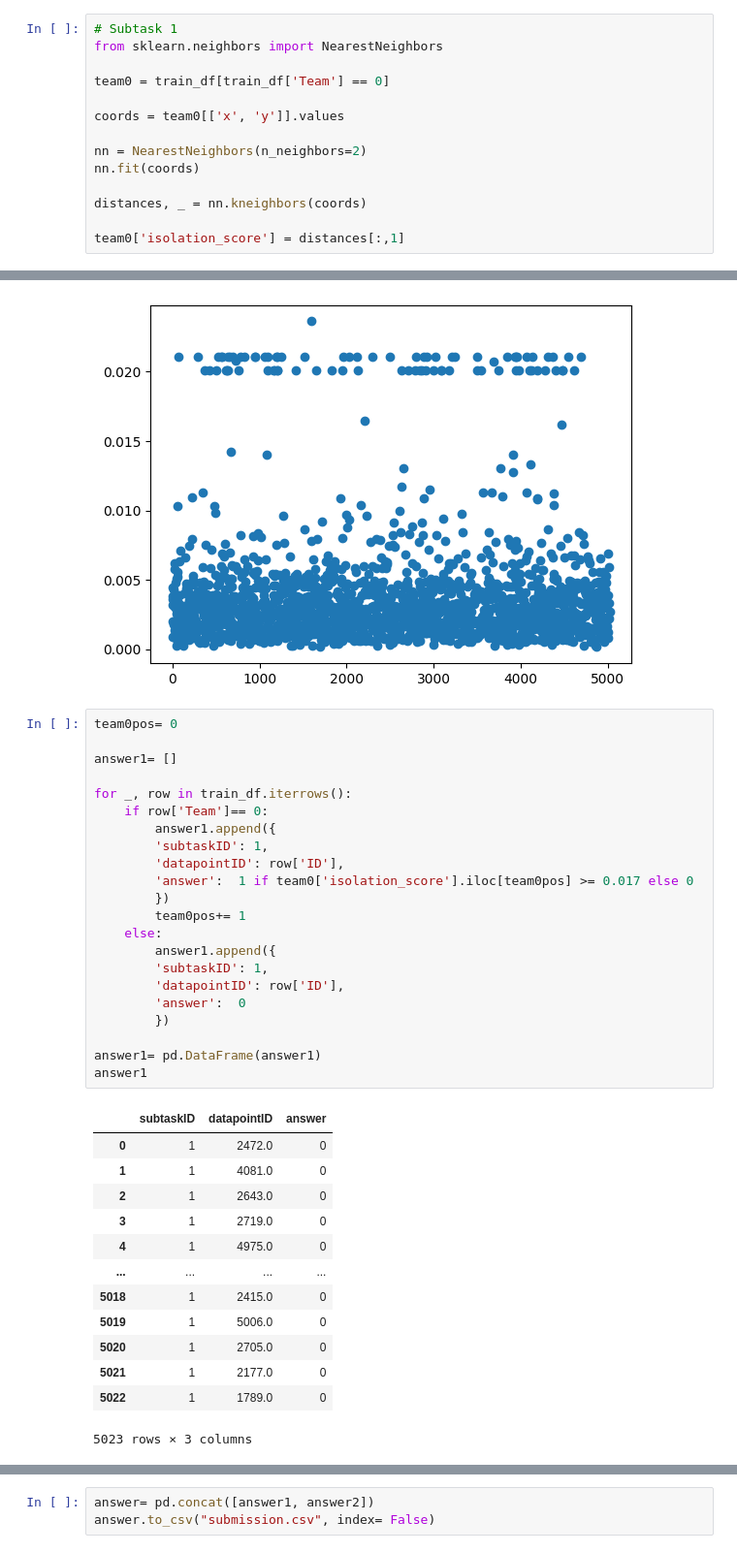
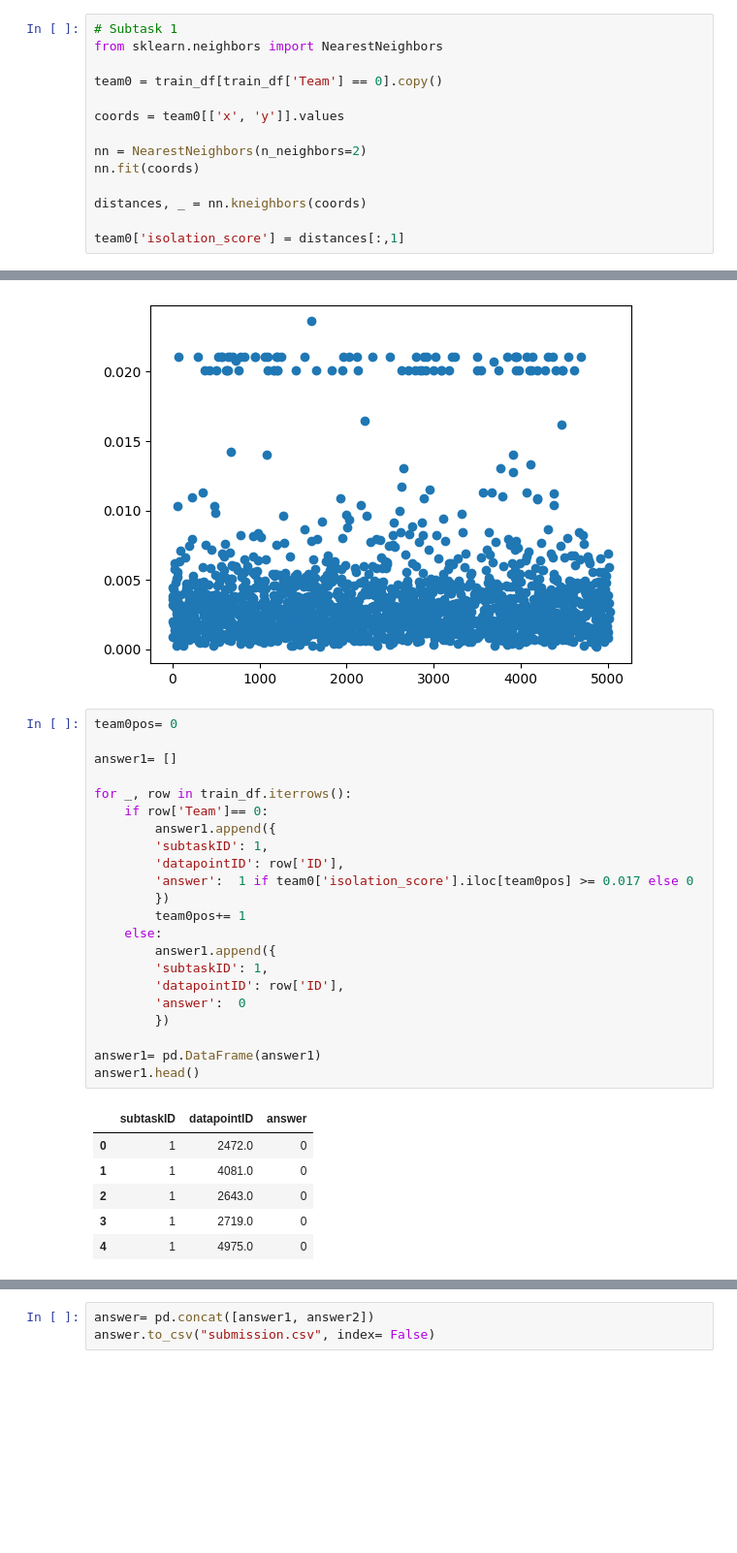
Before and after one commit to IanosAlex-Marian/AI_Problems, a Jupyter notebook: MISC/MLCompete/Battlefield_Recon/main.ipynb, the cells around one changed output, grey strips where cells are left out. Shown at 97% size. Cells and saved outputs as stored; diff of their text form; blank space fills up the shorter version.

```diff
--- a/MISC/MLCompete/Battlefield_Recon/main.ipynb
+++ b/MISC/MLCompete/Battlefield_Recon/main.ipynb
@@ -17,7 +17,7 @@ plt.show()
 # Subtask 1
 from sklearn.neighbors import NearestNeighbors
 
-team0 = train_df[train_df['Team'] == 0]
+team0 = train_df[train_df['Team'] == 0].copy()
 
 coords = team0[['x', 'y']].values
 
@@ -41,39 +35,32 @@ plt.show()
 # %%
 team0pos= 0
 
 answer1= []
 
 for _, row in train_df.iterrows():
     if row['Team']== 0:
         answer1.append({
         'subtaskID': 1,
         'datapointID': row['ID'],
         'answer':  1 if team0['isolation_score'].iloc[team0pos] >= 0.017 else 0
         })
         team0pos+= 1
     else:
         answer1.append({
         'subtaskID': 1,
         'datapointID': row['ID'],
         'answer':  0
         })
 
 answer1= pd.DataFrame(answer1)
-answer1
+answer1.head()
 # %% [output]
 |  | subtaskID | datapointID | answer |
 | 0 | 1 | 2472.0 | 0 |
 | 1 | 1 | 4081.0 | 0 |
 | 2 | 1 | 2643.0 | 0 |
 | 3 | 1 | 2719.0 | 0 |
 | 4 | 1 | 4975.0 | 0 |
-| ... | ... | ... | ... |
-| 5018 | 1 | 2415.0 | 0 |
-| 5019 | 1 | 5006.0 | 0 |
-| 5020 | 1 | 2705.0 | 0 |
-| 5021 | 1 | 2177.0 | 0 |
-| 5022 | 1 | 1789.0 | 0 |
-5023 rows × 3 columns
 # %%
 # Subtask 2
 from sklearn.cluster import HDBSCAN
```
Also changed, not shown: parts of 2 cells of this notebook.
